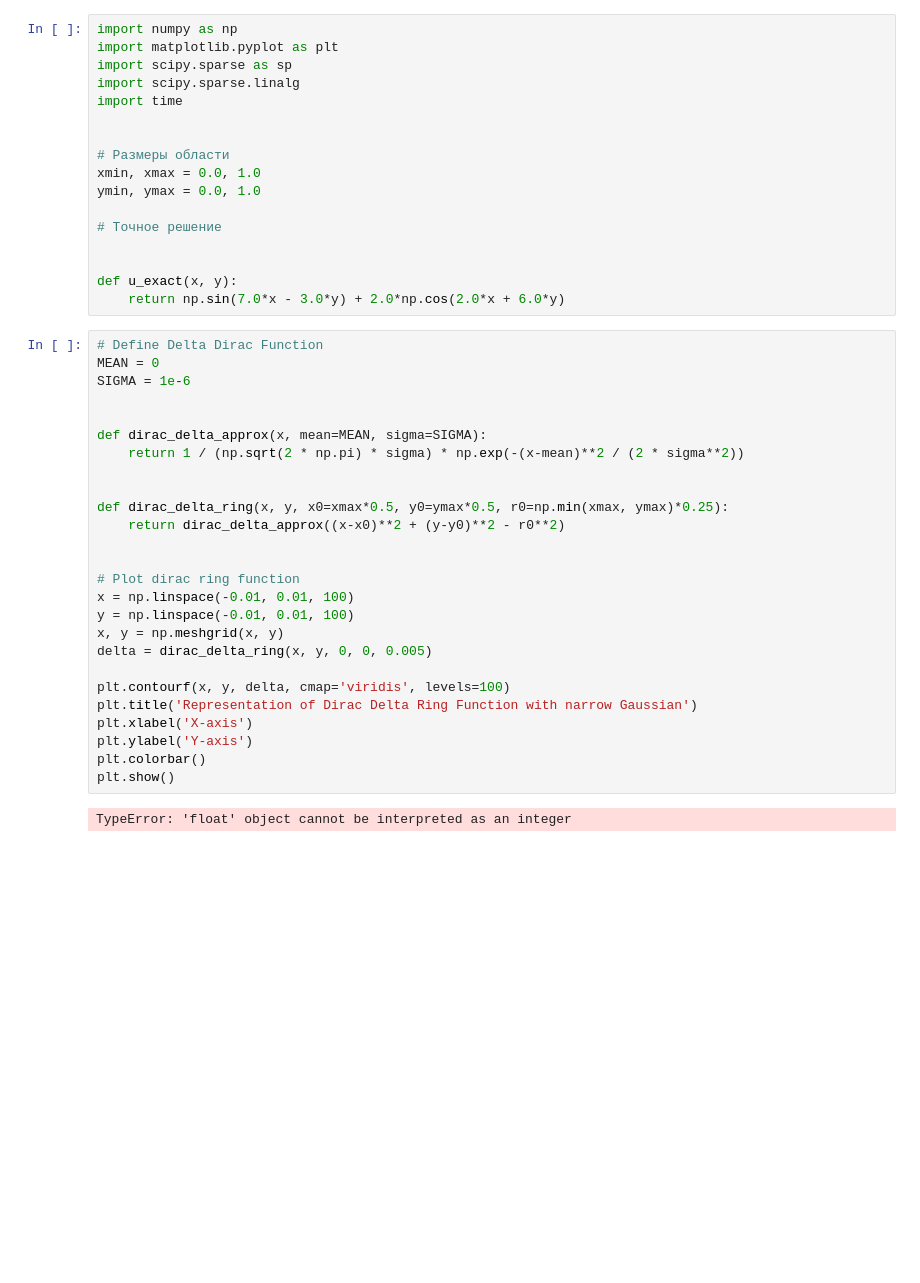
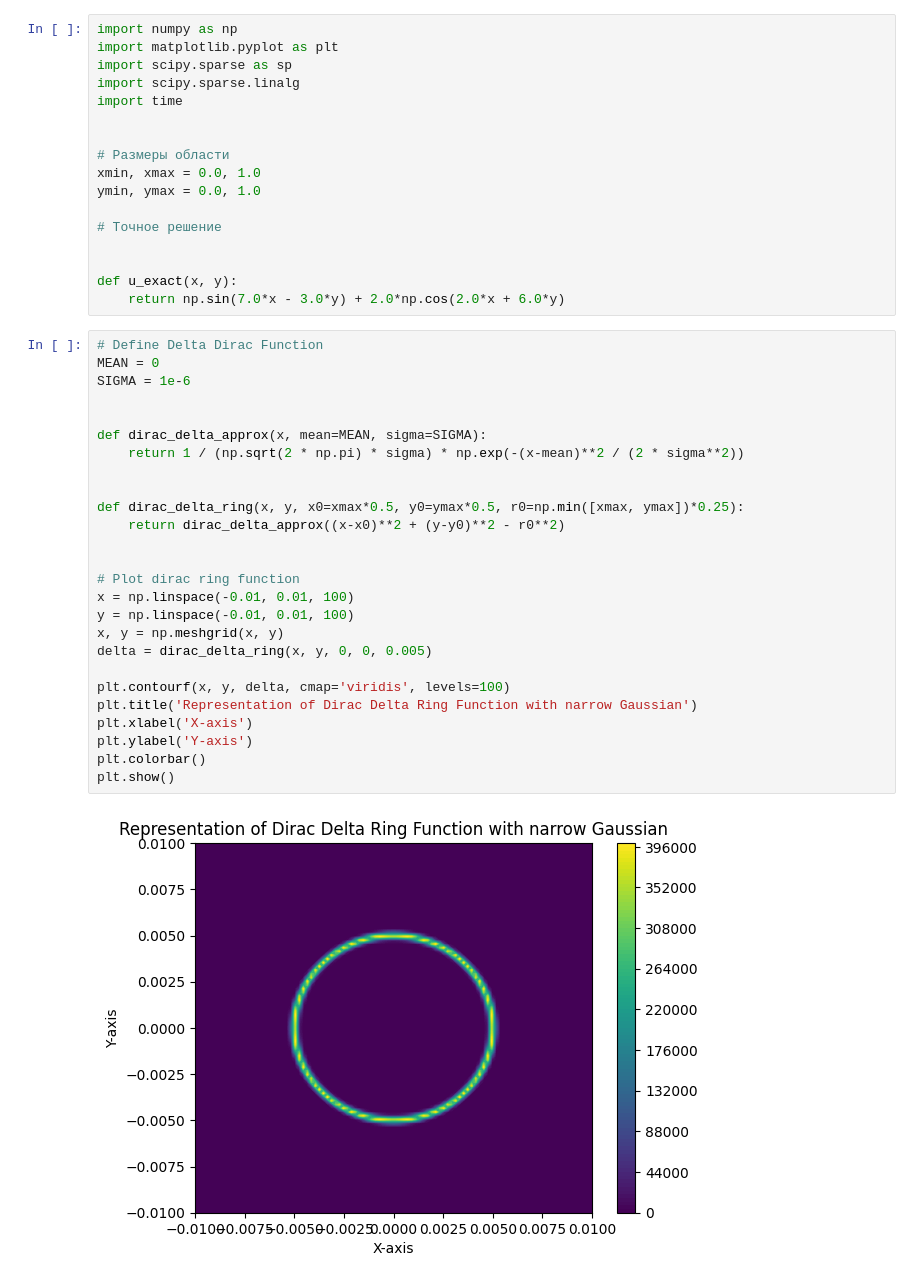
Before and after one commit to andrew6072/mephi-numerical-methods, a Jupyter notebook: 7sem/dirichlet3/dirichlet3_1.ipynb, the cells around one changed output. Cells and saved outputs as stored; diff of their text form; blank space fills up the shorter version.

```diff
--- a/7sem/dirichlet3/dirichlet3_1.ipynb
+++ b/7sem/dirichlet3/dirichlet3_1.ipynb
@@ -18,31 +18,31 @@ def u_exact(x, y):
 # %%
 # Define Delta Dirac Function
 MEAN = 0
 SIGMA = 1e-6
 
 
 def dirac_delta_approx(x, mean=MEAN, sigma=SIGMA):
     return 1 / (np.sqrt(2 * np.pi) * sigma) * np.exp(-(x-mean)**2 / (2 * sigma**2))
 
 
-def dirac_delta_ring(x, y, x0=xmax*0.5, y0=ymax*0.5, r0=np.min(xmax, ymax)*0.25):
+def dirac_delta_ring(x, y, x0=xmax*0.5, y0=ymax*0.5, r0=np.min([xmax, ymax])*0.25):
     return dirac_delta_approx((x-x0)**2 + (y-y0)**2 - r0**2)
 
 
 # Plot dirac ring function
 x = np.linspace(-0.01, 0.01, 100)
 y = np.linspace(-0.01, 0.01, 100)
 x, y = np.meshgrid(x, y)
 delta = dirac_delta_ring(x, y, 0, 0, 0.005)
 
 plt.contourf(x, y, delta, cmap='viridis', levels=100)
 plt.title('Representation of Dirac Delta Ring Function with narrow Gaussian')
 plt.xlabel('X-axis')
 plt.ylabel('Y-axis')
 plt.colorbar()
 plt.show()
 # %% [output]
-TypeError: 'float' object cannot be interpreted as an integer
+[figure, added]
 # %%
 # Неоднородность в уравнении
 ro = 1
```
Also changed, not shown: parts of 5 cells of this notebook, 1 other file.
